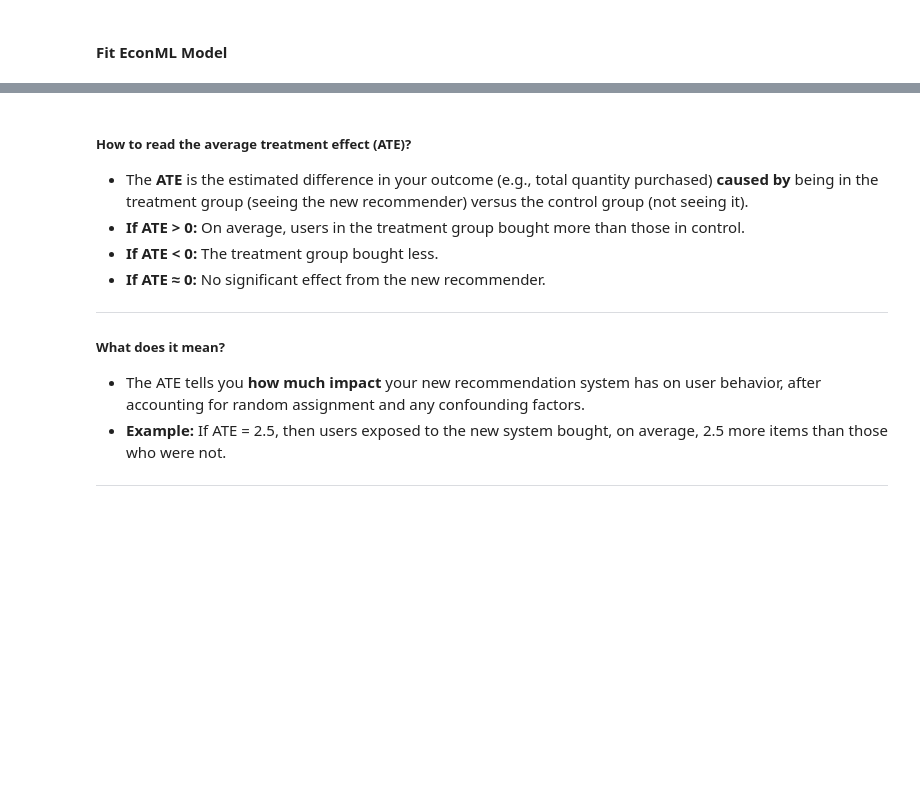
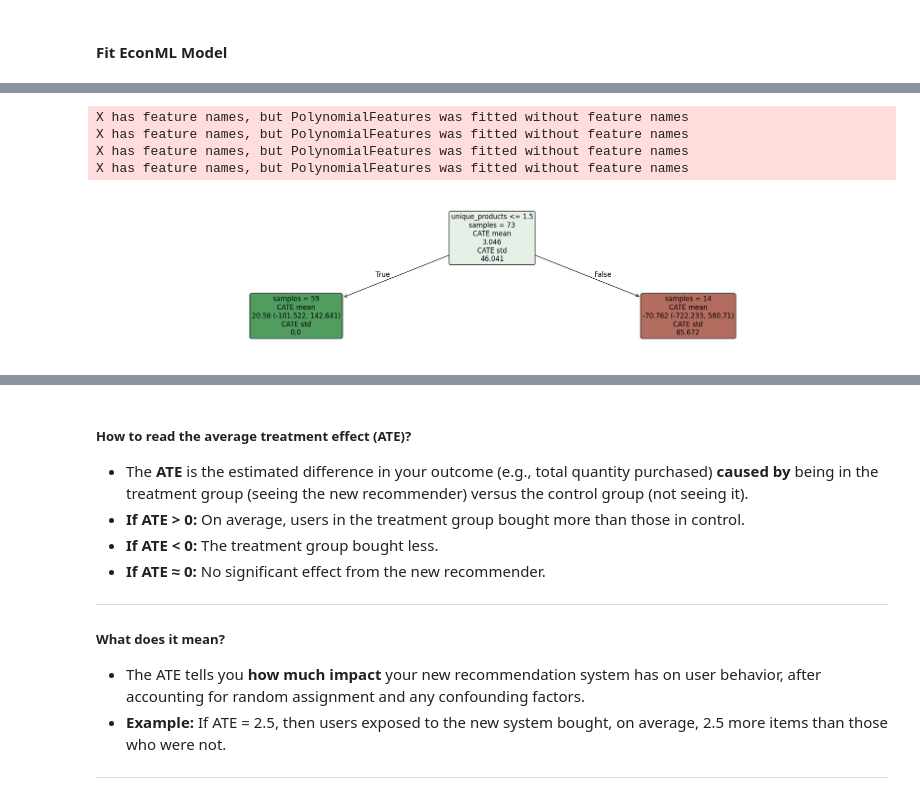
Before and after one commit to tksy1227/ICP_Group5, a Jupyter notebook: final_model_recsys_prototype.ipynb, the cells around one changed output, grey strips where cells are left out. Drawn from its saved outputs; the diff is of its cells as text; code cells hidden in the pictures; blank space fills up the shorter version.

```diff
--- a/final_model_recsys_prototype.ipynb
+++ b/final_model_recsys_prototype.ipynb
@@ -891,0 +979,13 @@ Average Treatment Effect: 0.4268189497716934
+# %%
+from econml.cate_interpreter import SingleTreeCateInterpreter
+
+intrp = SingleTreeCateInterpreter(include_model_uncertainty=True, max_depth=2, min_samples_leaf=10)
+intrp.interpret(model, X)
+plt.figure(figsize=(25, 5))
+intrp.plot(feature_names=X.columns, fontsize=12)
+# %% [output]
+X has feature names, but PolynomialFeatures was fitted without feature names
+X has feature names, but PolynomialFeatures was fitted without feature names
+X has feature names, but PolynomialFeatures was fitted without feature names
+X has feature names, but PolynomialFeatures was fitted without feature names
+[figure, added]
```
Also changed, not shown: parts of 12 cells of this notebook.
